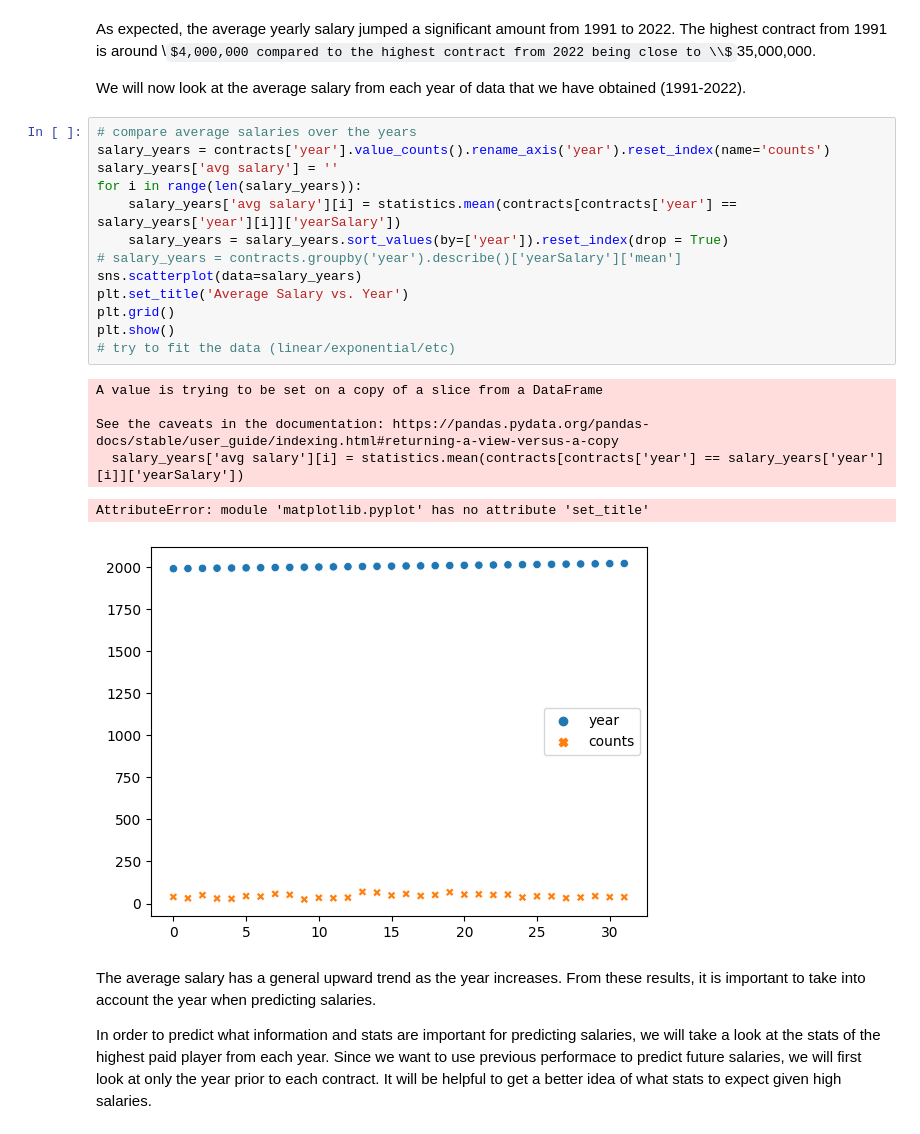
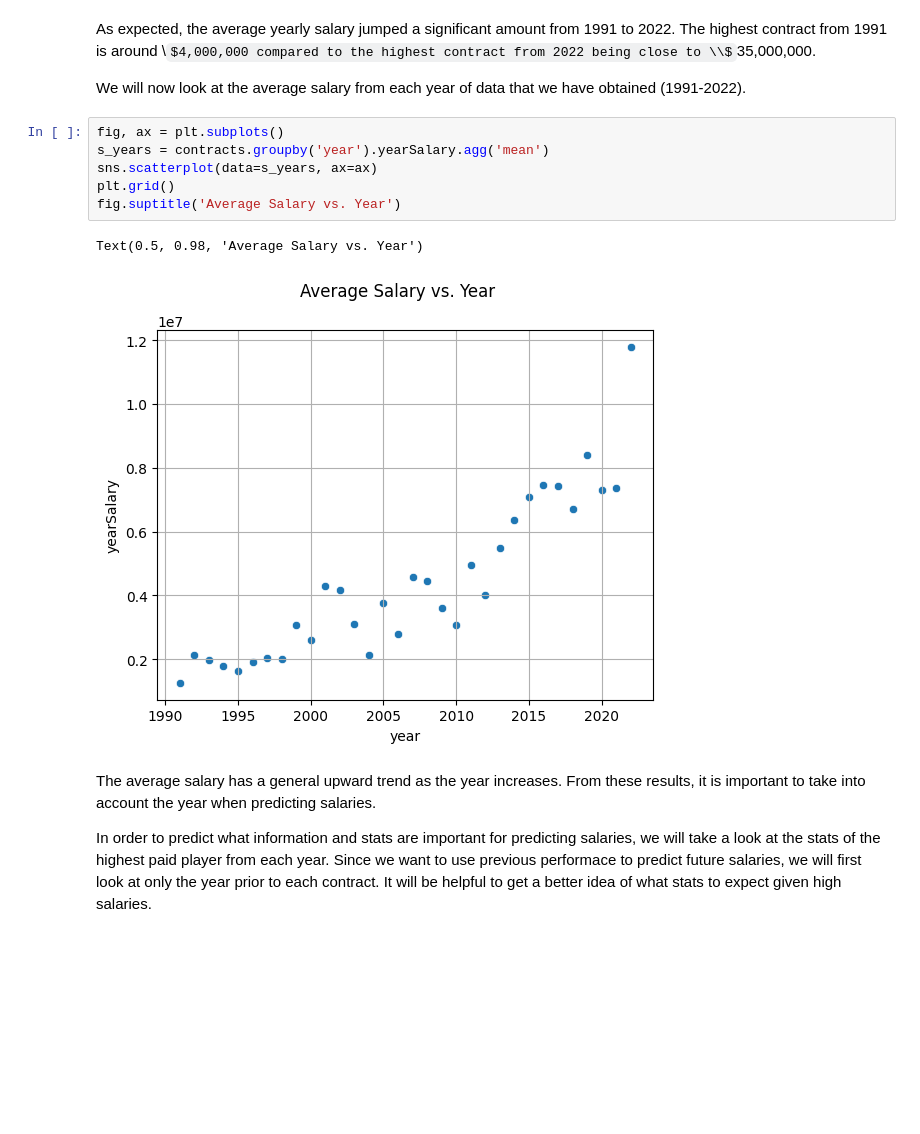
Before and after one commit to leo3friedman/baseball-salary-prediction, a Jupyter notebook: EDACheckpointGroup_042-Fa22.ipynb, the cells around one changed output. Cells and saved outputs as stored; diff of their text form; some formulas as TeX source; blank space fills up the shorter version.

Commit message:
fix average salary to year

```diff
--- a/EDACheckpointGroup_042-Fa22.ipynb
+++ b/EDACheckpointGroup_042-Fa22.ipynb
@@ -467,26 +467,15 @@ plt.show()
 As expected, the average yearly salary jumped a significant amount from 1991 to 2022. The highest contract from 1991 is around \\$4,000,000 compared to the highest contract from 2022 being close to \\$35,000,000.
 
 We will now look at the average salary from each year of data that we have obtained (1991-2022).
-# %%
-# compare average salaries over the years
-salary_years = contracts['year'].value_counts().rename_axis('year').reset_index(name='counts')
-salary_years['avg salary'] = ''
-for i in range(len(salary_years)):
-    salary_years['avg salary'][i] = statistics.mean(contracts[contracts['year'] == salary_years['year'][i]]['yearSalary'])
-    salary_years = salary_years.sort_values(by=['year']).reset_index(drop = True)
-# salary_years = contracts.groupby('year').describe()['yearSalary']['mean']
-sns.scatterplot(data=salary_years)
-plt.set_title('Average Salary vs. Year')
-plt.grid()
-plt.show()
-# try to fit the data (linear/exponential/etc)
-# %% [output]
-A value is trying to be set on a copy of a slice from a DataFrame
-
-See the caveats in the documentation: https://pandas.pydata.org/pandas-docs/stable/user_guide/indexing.html#returning-a-view-versus-a-copy
-  salary_years['avg salary'][i] = statistics.mean(contracts[contracts['year'] == salary_years['year'][i]]['yearSalary'])
-AttributeError: module 'matplotlib.pyplot' has no attribute 'set_title'
-[figure, removed]
+# %%
+fig, ax = plt.subplots()
+s_years = contracts.groupby('year').yearSalary.agg('mean')
+sns.scatterplot(data=s_years, ax=ax)
+plt.grid()
+fig.suptitle('Average Salary vs. Year')
+# %% [output]
+Text(0.5, 0.98, 'Average Salary vs. Year')
+[figure, added]
 # %% [markdown]
 The average salary has a general upward trend as the year increases. From these results, it is important to take into account the year when predicting salaries.
 
```
Also changed, not shown: parts of 4 cells of this notebook.
